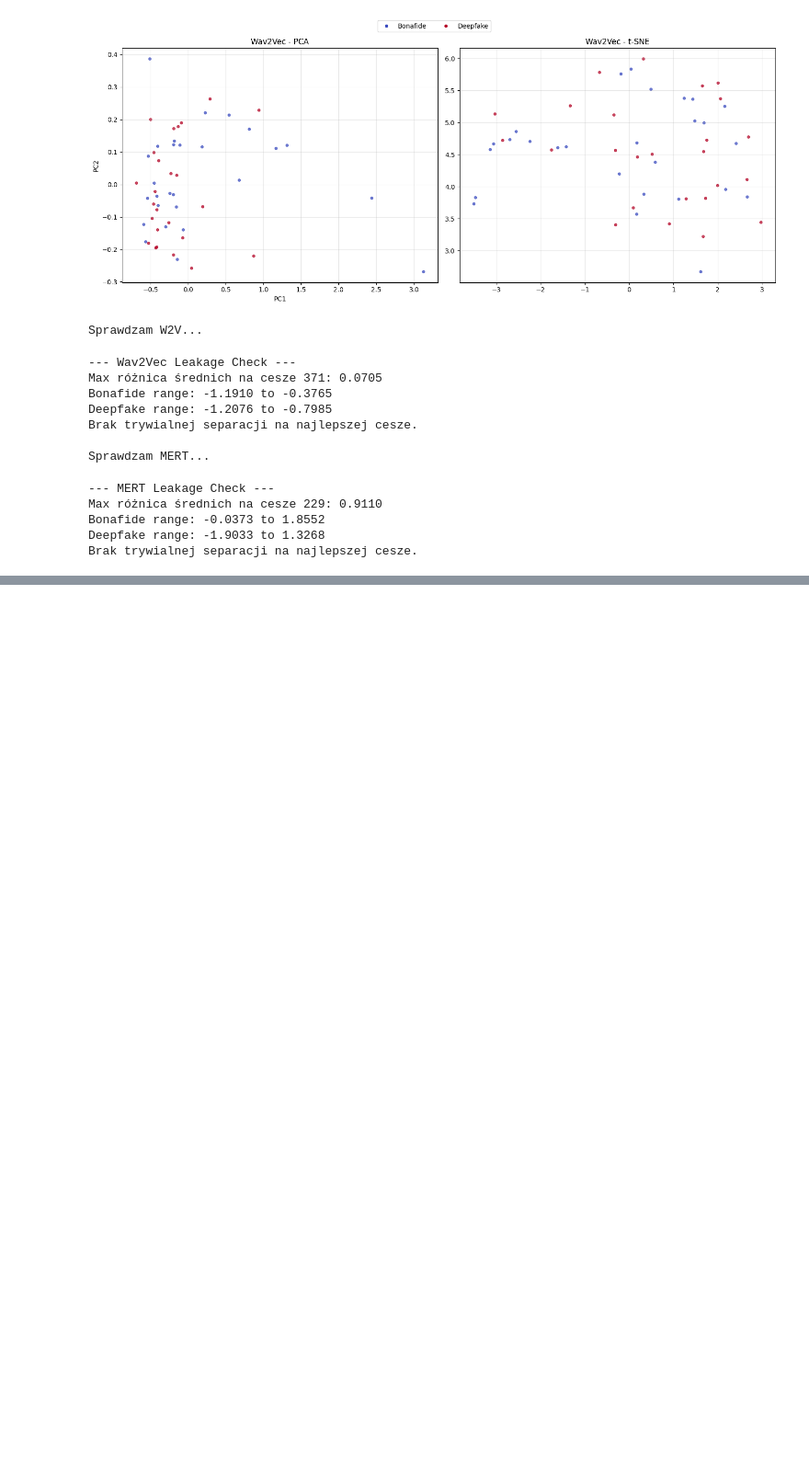
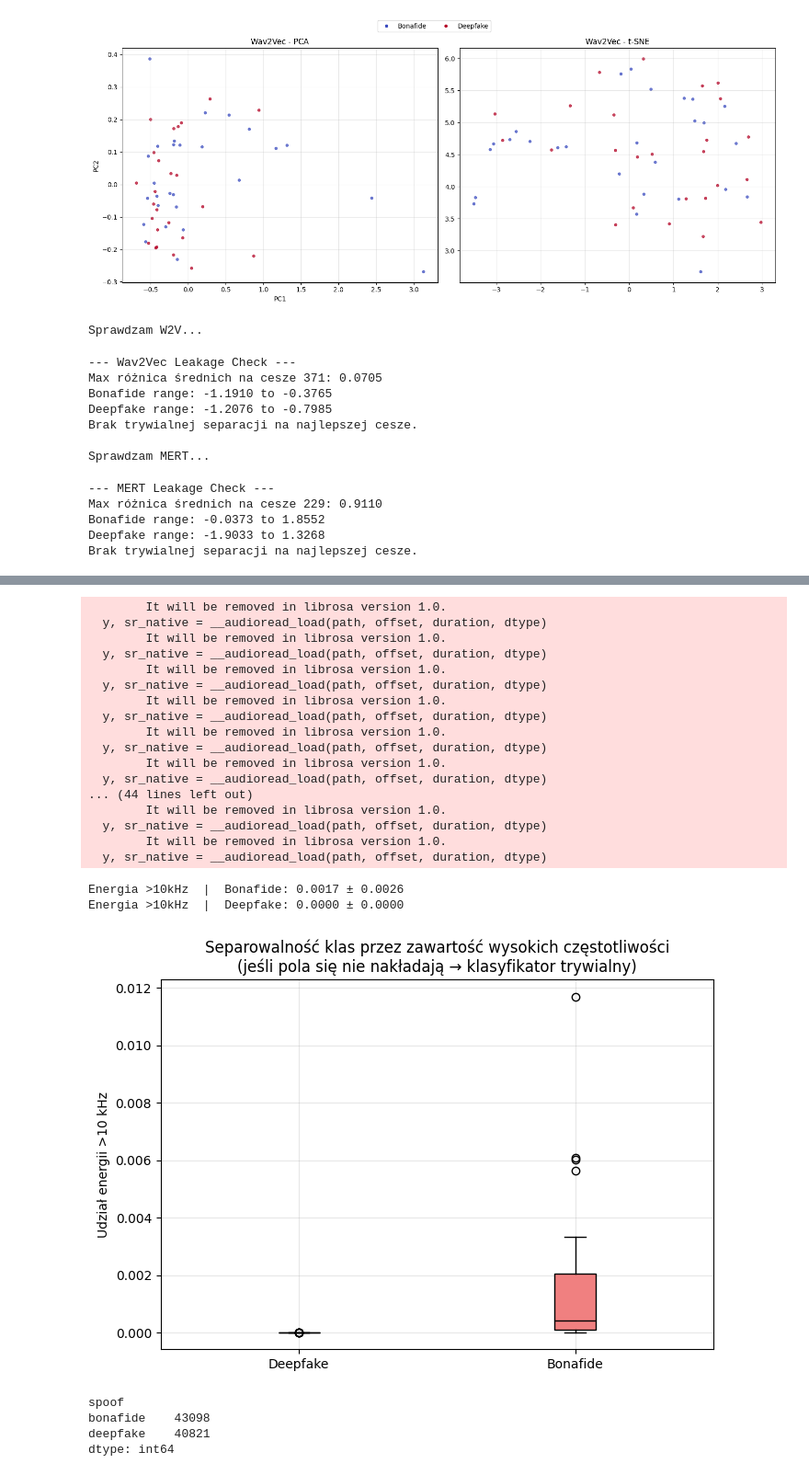
Before and after one commit to jkusnierz01/SVDD, a Jupyter notebook: notebooks/sonics.ipynb, the cells around one changed output, grey strips where cells are left out. Shown at 92% size. Saved outputs shown, nothing was run; the diff lists cells and outputs as text; code cells hidden in the pictures; blank space fills up the shorter version.

```diff
--- a/notebooks/sonics.ipynb
+++ b/notebooks/sonics.ipynb
@@ -494,0 +593,62 @@ Brak trywialnej separacji na najlepszej cesze.
+# %%
+# Ilościowe: udział energii powyżej 10 kHz w całości sygnału
+CUTOFF_HZ = 10_000
+cutoff_bin = int(CUTOFF_HZ / (SR / N_FFT))
+
+def hf_energy_ratio(filepaths):
+    ratios = []
+    for fp in filepaths:
+        try:
+            y, _ = librosa.load(fp, sr=SR, duration=DURATION, mono=True)
+            S = np.abs(librosa.stft(y, n_fft=N_FFT)) ** 2
+            mean_S = np.mean(S, axis=1)
+            ratio = np.sum(mean_S[cutoff_bin:]) / (np.sum(mean_S) + 1e-10)
+            ratios.append(ratio)
+        except:
+            pass
+    return ratios
+
+bf_ratios = hf_energy_ratio(bf_sample)
+df_ratios = hf_energy_ratio(df_sample)
+
+print(f"Energia >10kHz  |  Bonafide: {np.mean(bf_ratios):.4f} ± {np.std(bf_ratios):.4f}")
+print(f"Energia >10kHz  |  Deepfake: {np.mean(df_ratios):.4f} ± {np.std(df_ratios):.4f}")
+
+fig, ax = plt.subplots(figsize=(7, 5))
+ax.boxplot([df_ratios, bf_ratios], labels=['Deepfake', 'Bonafide'], patch_artist=True,
+           boxprops=dict(facecolor='lightcoral'), medianprops=dict(color='black'))
+ax.set_ylabel('Udział energii >10 kHz')
+ax.set_title('Separowalność klas przez zawartość wysokich częstotliwości\n(jeśli pola się nie nakładają → klasyfikator trywialny)')
+ax.grid(True, alpha=0.3)
+plt.tight_layout()
+plt.show()
+# %% [output]
+        It will be removed in librosa version 1.0.
+  y, sr_native = __audioread_load(path, offset, duration, dtype)
+        It will be removed in librosa version 1.0.
+  y, sr_native = __audioread_load(path, offset, duration, dtype)
+        It will be removed in librosa version 1.0.
+  y, sr_native = __audioread_load(path, offset, duration, dtype)
+        It will be removed in librosa version 1.0.
+  y, sr_native = __audioread_load(path, offset, duration, dtype)
+        It will be removed in librosa version 1.0.
+  y, sr_native = __audioread_load(path, offset, duration, dtype)
+        It will be removed in librosa version 1.0.
+  y, sr_native = __audioread_load(path, offset, duration, dtype)
+... (44 lines left out)
+        It will be removed in librosa version 1.0.
+  y, sr_native = __audioread_load(path, offset, duration, dtype)
+        It will be removed in librosa version 1.0.
+  y, sr_native = __audioread_load(path, offset, duration, dtype)
+Energia >10kHz  |  Bonafide: 0.0017 ± 0.0026
+Energia >10kHz  |  Deepfake: 0.0000 ± 0.0000
+[figure, added]
+# %%
+df_meta['duration'] = pd.to_numeric(df_meta['duration'], errors='coerce')
+df_long = df_meta[df_meta['duration'] >= 120]
+print(df_long.groupby('spoof').size())
+# %% [output]
+spoof
+bonafide    43098
+deepfake    40821
+dtype: int64
```
Also changed, not shown: parts of 15 cells of this notebook, 4 other files.
